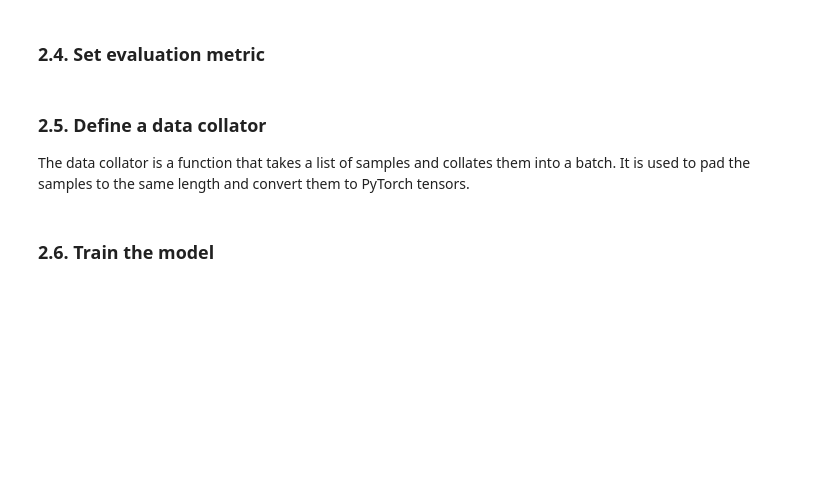
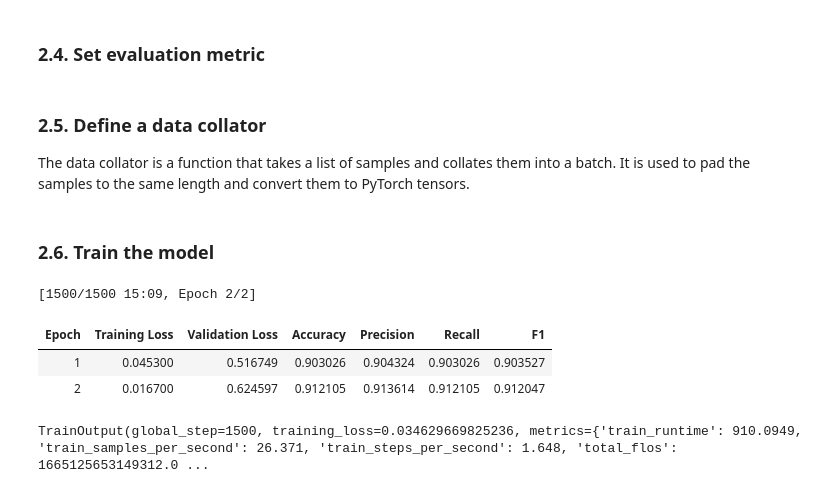
Before and after one commit to HenrikJacobsen01/ma2, a Jupyter notebook: guides/bert_guide_finetuning.ipynb, the cells around one changed output. Drawn from its saved outputs; the diff is of its cells as text; code cells hidden in the pictures; blank space fills up the shorter version.

```diff
--- a/guides/bert_guide_finetuning.ipynb
+++ b/guides/bert_guide_finetuning.ipynb
@@ -101,14 +137,22 @@ def preprocess_function(examples):
 tokenized_ag_news = ag_news.map(preprocess_function, batched=True, batch_size=4)
 # %% [markdown]
 ### 2.4. Set evaluation metric
-# %%
-f1 = evaluate.load("f1")
-
-
-def compute_metrics(eval_pred):
-    predictions, labels = eval_pred
-    predictions = np.argmax(predictions, axis=1)
-    return f1.compute(predictions=predictions, references=labels)
+# %%
+from sklearn.metrics import accuracy_score, precision_recall_fscore_support
+
+def compute_metrics(eval_pred):
+    predictions, labels = eval_pred
+    predictions = np.argmax(predictions, axis=1)  # Convert logits to predicted labels
+
+    accuracy = accuracy_score(labels, predictions)
+    precision, recall, f1, _ = precision_recall_fscore_support(labels, predictions, average="macro")  # Change from "binary" to "macro"
+
+    return {
+        "accuracy": accuracy,
+        "precision": precision,
+        "recall": recall,
+        "f1": f1
+    }
 # %% [markdown]
 ### 2.5. Define a data collator
 
@@ -119,25 +163,31 @@ data_collator = DataCollatorWithPadding(tokenizer=tokenizer)
 ### 2.6. Train the model
 # %%
 training_args = TrainingArguments(
-    output_dir="my_awesome_model",  # THIS NEEDS TO CHANGE ON GOOGLE COLAB: "/content/drive/MyDrive/Colab Notebooks/my_awesome_model" or similar. Please check the path.
+    output_dir="/content/drive/MyDrive/Colab Notebooks/BERT_finetuned",
     learning_rate=2e-5,
     per_device_train_batch_size=16,
     per_device_eval_batch_size=16,
     num_train_epochs=2,
     weight_decay=0.01,
-    eval_strategy="epoch",
+    evaluation_strategy="epoch",
     save_strategy="epoch",
     load_best_model_at_end=True,
 )
 
 trainer = Trainer(
     model=model,
     args=training_args,
     train_dataset=tokenized_ag_news["train"],
     eval_dataset=tokenized_ag_news["test"],
-    processing_class=tokenizer,
+    tokenizer=tokenizer,
     data_collator=data_collator,
     compute_metrics=compute_metrics,
 )
 
 trainer.train()
+# %% [output]
+[1500/1500 15:09, Epoch 2/2]
+| Epoch | Training Loss | Validation Loss | Accuracy | Precision | Recall | F1 |
+| 1 | 0.045300 | 0.516749 | 0.903026 | 0.904324 | 0.903026 | 0.903527 |
+| 2 | 0.016700 | 0.624597 | 0.912105 | 0.913614 | 0.912105 | 0.912047 |
+TrainOutput(global_step=1500, training_loss=0.034629669825236, metrics={'train_runtime': 910.0949, 'train_samples_per_second': 26.371, 'train_steps_per_second': 1.648, 'total_flos': 1665125653149312.0 ...
```
Also changed, not shown: parts of 6 cells of this notebook.
